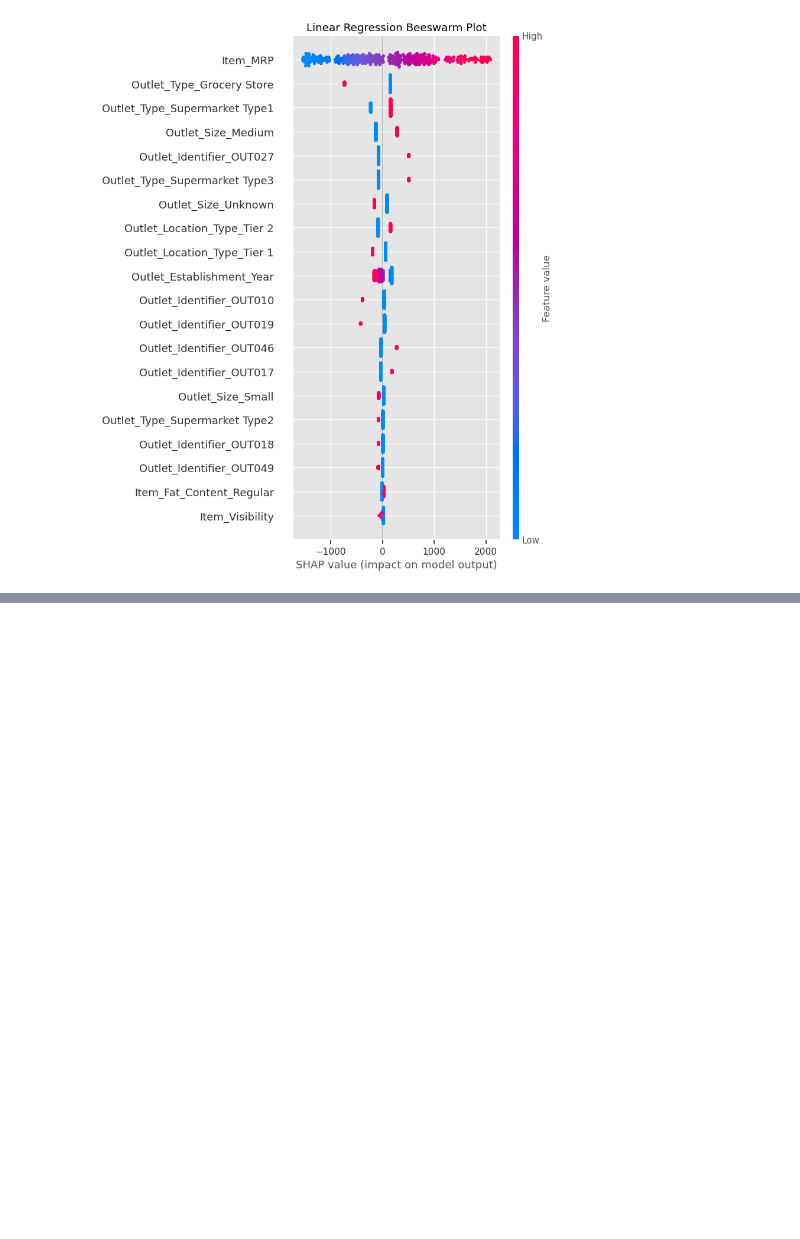
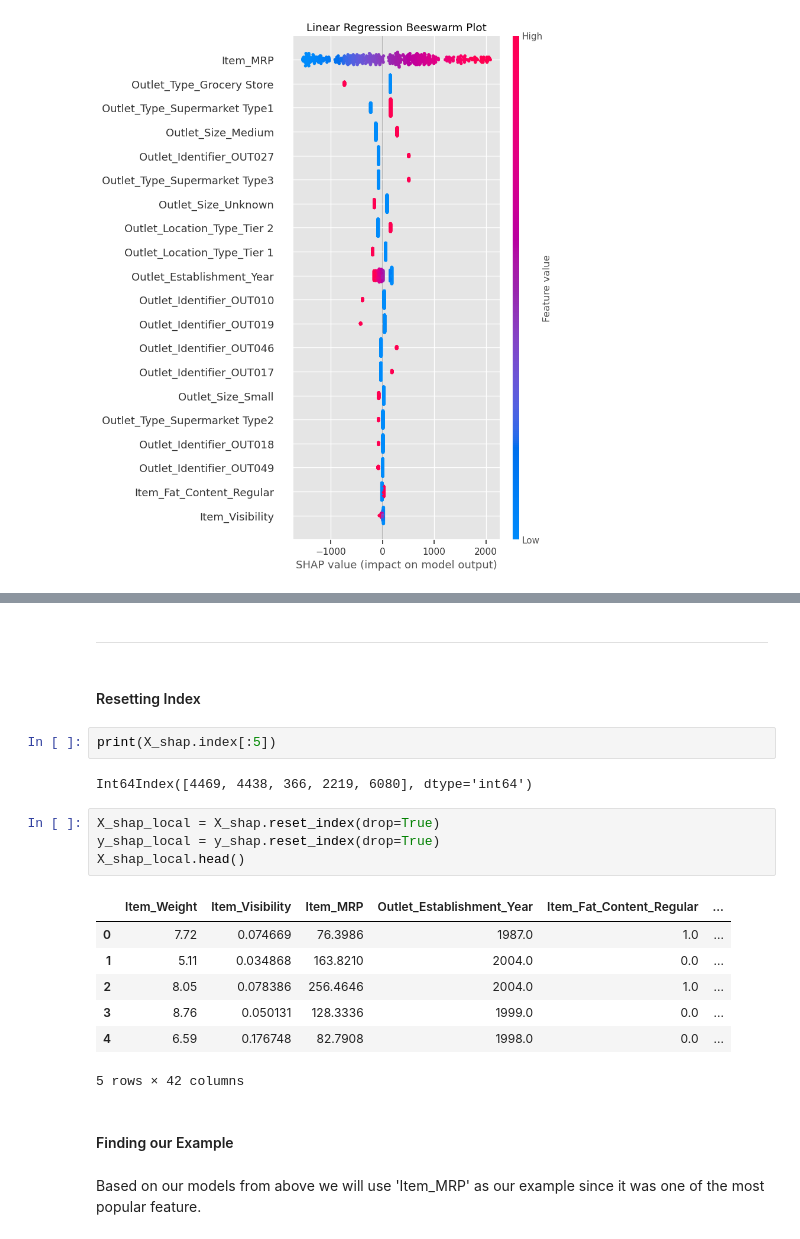
Before and after one commit to valmazan/Project_Part_Prediction-of-Product-Sales, a Jupyter notebook: Project 1 Global Explanations Explaining Models with Shap.ipynb, the cells around one changed output, grey strips where cells are left out. Drawn from its saved outputs; the diff is of its cells as text; blank space fills up the shorter version.

```diff
--- a/Project 1 Global Explanations Explaining Models with Shap.ipynb
+++ b/Project 1 Global Explanations Explaining Models with Shap.ipynb
@@ -331,0 +360,24 @@ plt.title('Linear Regression Beeswarm Plot');
+# %% [markdown]
+---
+# %% [markdown]
+#### Resetting Index
+# %%
+print(X_shap.index[:5])
+# %% [output]
+Int64Index([4469, 4438, 366, 2219, 6080], dtype='int64')
+# %%
+X_shap_local = X_shap.reset_index(drop=True)
+y_shap_local = y_shap.reset_index(drop=True)
+X_shap_local.head()
+# %% [output]
+|  | Item_Weight | Item_Visibility | Item_MRP | Outlet_Establishment_Year | Item_Fat_Content_Regular | ... |
+| 0 | 7.72 | 0.074669 | 76.3986 | 1987.0 | 1.0 | ... |
+| 1 | 5.11 | 0.034868 | 163.8210 | 2004.0 | 0.0 | ... |
+| 2 | 8.05 | 0.078386 | 256.4646 | 2004.0 | 1.0 | ... |
+| 3 | 8.76 | 0.050131 | 128.3336 | 1999.0 | 0.0 | ... |
+| 4 | 6.59 | 0.176748 | 82.7908 | 1998.0 | 0.0 | ... |
+5 rows × 42 columns
+# %% [markdown]
+#### Finding our Example
+# %% [markdown]
+Based on our models from above we will use 'Item_MRP' as our example since it was one of the most popular feature.
```
Also changed, not shown: parts of 20 cells of this notebook.
